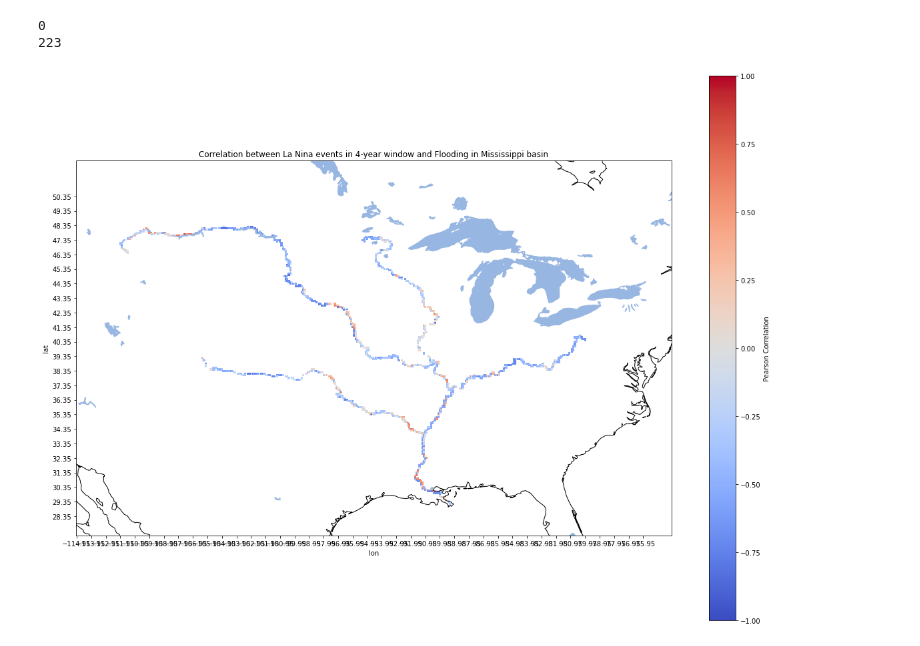
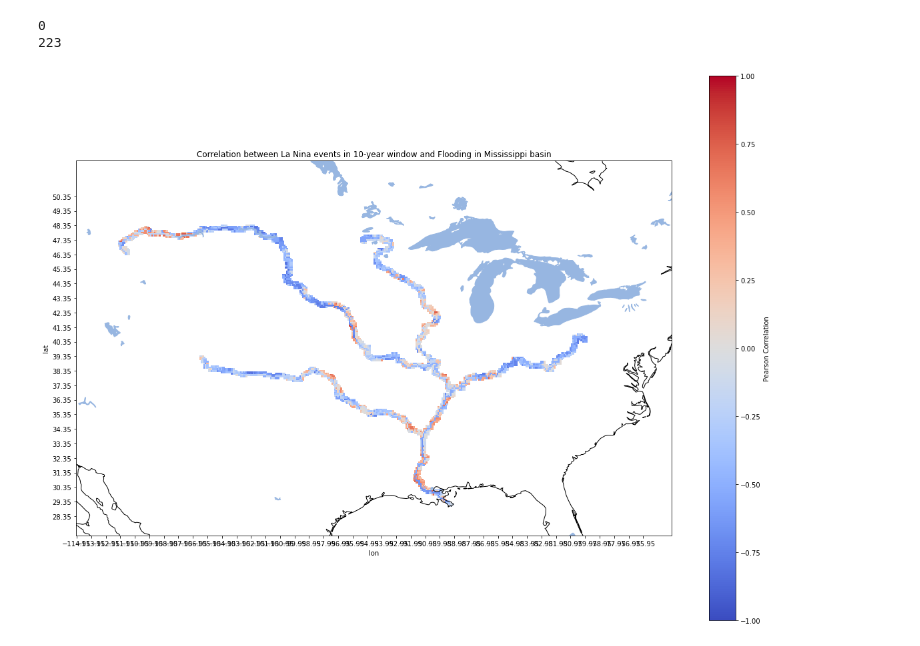
Before and after one commit to bparazin/ESS-Visualization, a Jupyter notebook: River restrict.ipynb, the cells around one changed output. Drawn from its saved outputs; the diff is of its cells as text; code cells hidden in the pictures.

```diff
--- a/River restrict.ipynb
+++ b/River restrict.ipynb
@@ -83,8 +105,8 @@ vs.plot_data(pdo_trimmed["lon"], pdo_trimmed["lat"], np.asarray(pdo_trimmed["pea
 # %%
-vs.plot_data(nina_trimmed["lon"], nina_trimmed["lat"], np.asarray(nina_trimmed["pearson"]), "Pearson Correlation", "Correlation between La Nina events in 4-year window and Flooding in Mississippi basin",
-         lon_min =-115 , lon_max=-74, lat_min =51 , lat_max =27, has_scale_bounds = True, scale_min = -1, scale_max = 1, has_rivers = False)
+vs.plot_data(nina_data["lon"], nina_data["lat"], np.asarray(nina_data["pearson"]), "Pearson Correlation", "Correlation between La Nina events in 10-year window and Flooding in Mississippi basin",
+         lon_min =-115 , lon_max=-74, lat_min =51 , lat_max =27, has_scale_bounds = True, scale_min = -1, scale_max = 1, has_rivers = False, file_name = "Nina plot")
 # %% [output]
 0
 223
-[figure, old version]
+[figure, new version]
 # %%
```
Also changed, not shown: parts of 12 cells of this notebook, 5 other files.
